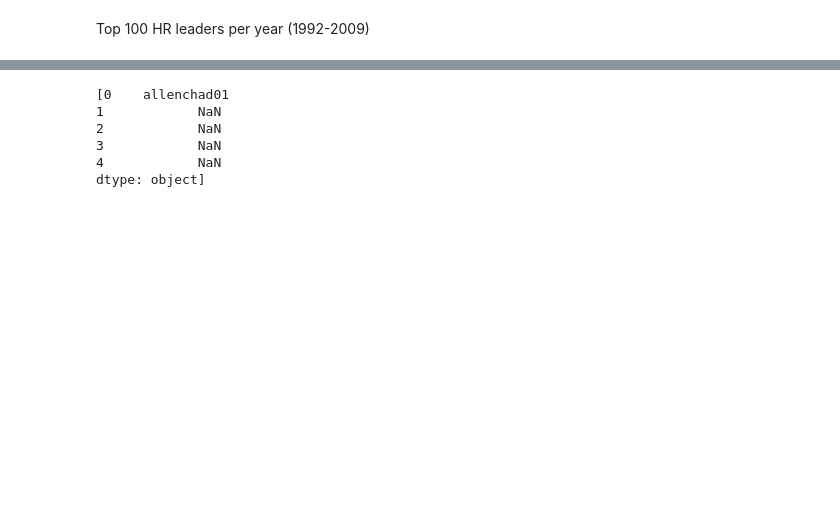
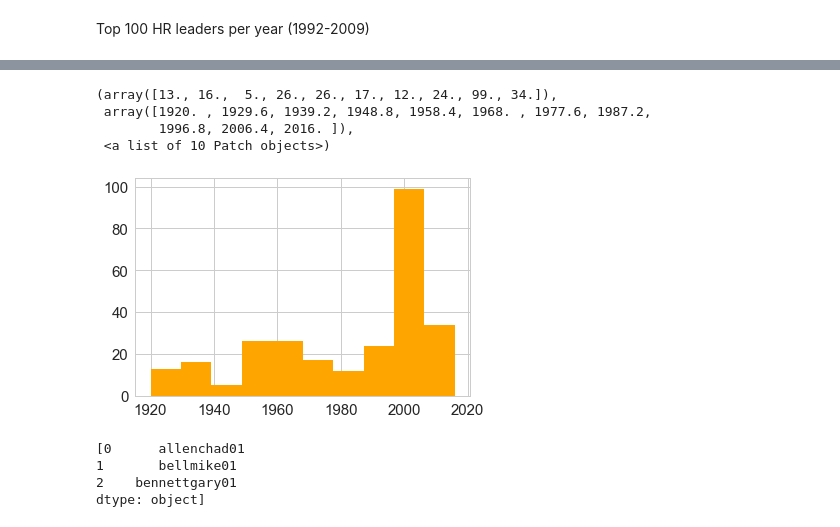
Before and after one commit to ezzanger/Capstone-Unit-1, a Jupyter notebook: capstone 2.ipynb, the cells around one changed output, grey strips where cells are left out. Saved outputs shown, nothing was run; the diff lists cells and outputs as text; code cells hidden in the pictures; blank space fills up the shorter version.

```diff
--- a/capstone 2.ipynb
+++ b/capstone 2.ipynb
@@ -106,17 +163,26 @@ plt.show()
+# %%
+sluggers= Batting.loc[lambda Batting: Batting['HR'] > 40, :]
+rbis = Batting.loc[lambda Batting: Batting['RBI']> 70, :]
+# %%
+plt.hist(sluggers['yearID'].dropna(), bins='auto', color = 'orange')
+# %% [output]
+(array([13., 16.,  5., 26., 26., 17., 12., 24., 99., 34.]),
+ array([1920. , 1929.6, 1939.2, 1948.8, 1958.4, 1968. , 1977.6, 1987.2,
+        1996.8, 2006.4, 2016. ]),
+ <a list of 10 Patch objects>)
+[figure, added]
 # %%
 Steriods['Player'] =Steriods['Player'].str.lower()
 name = Steriods['Player']
 name_split = name.str.split(' ', expand=True)
 first = name_split[0]
 last = name_split[1]
-firstname = last[0:5]
-lastname = first[0:1]
+firstname = last[:3]
+lastname = first[:3]
 newnames = [firstname + lastname +'01']
 print(newnames)
 # %% [output]
-[0    allenchad01
-1            NaN
-2            NaN
-3            NaN
-4            NaN
+[0      allenchad01
+1       bellmike01
+2    bennettgary01
 dtype: object]
```
Also changed, not shown: parts of 15 cells of this notebook.
